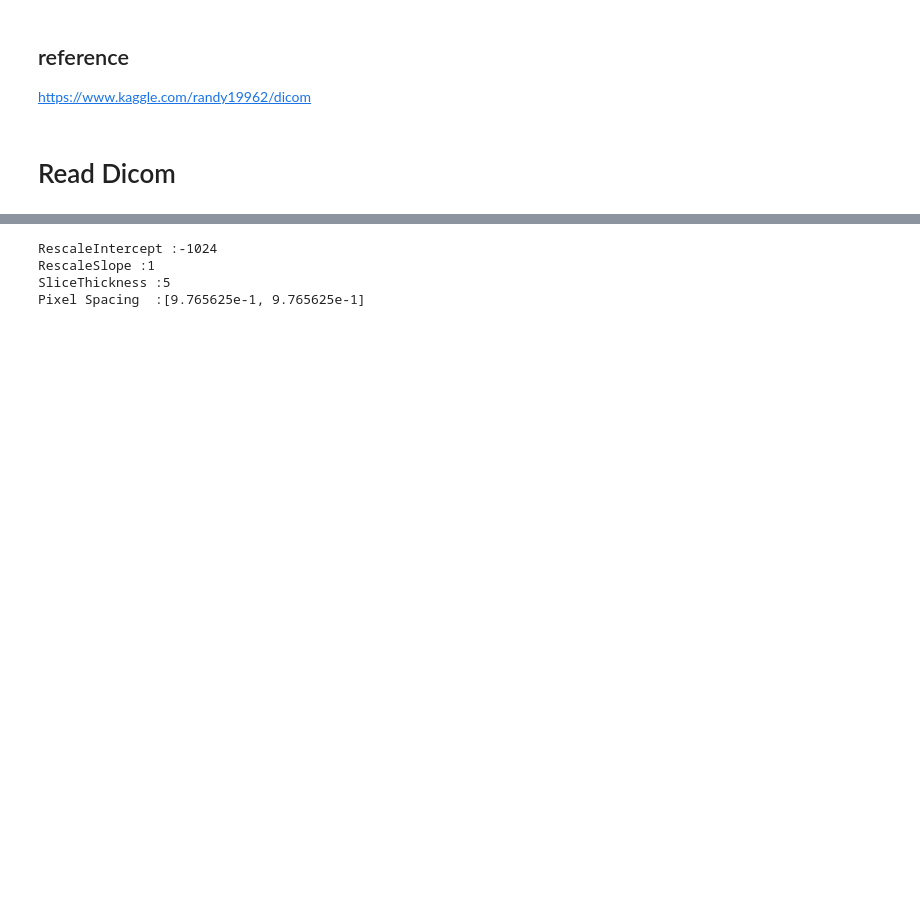
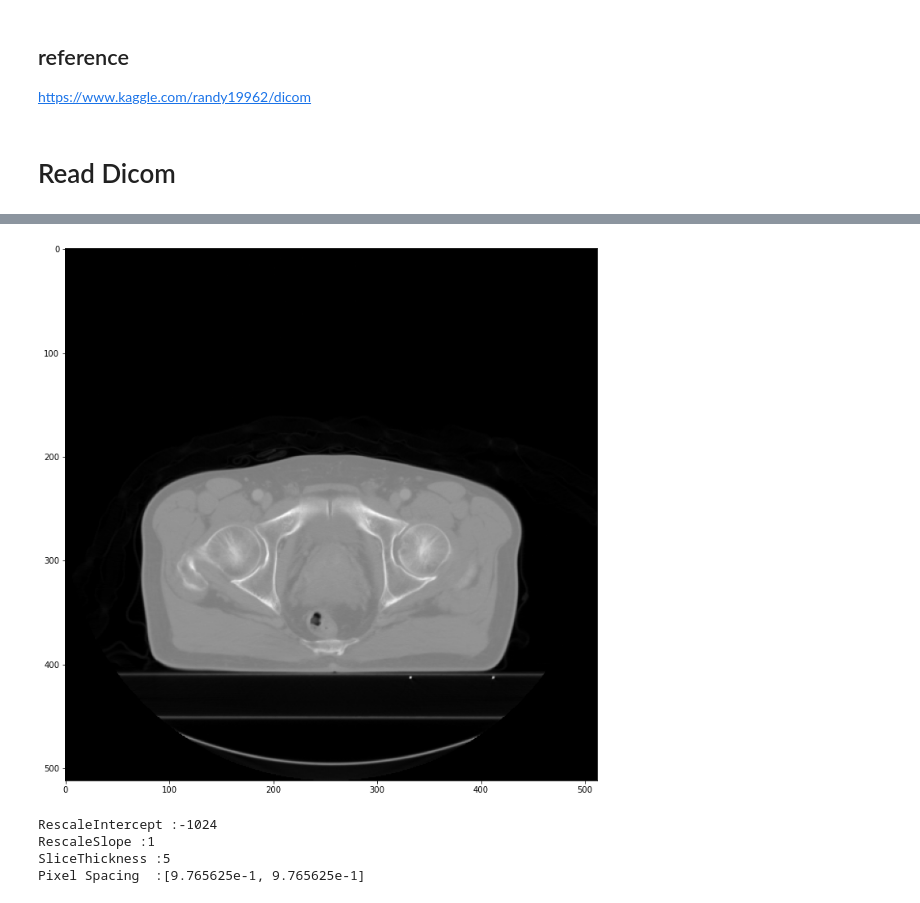
Before and after one commit to jefffang19/cbct, a Jupyter notebook: read_dicom_copy.ipynb, the cells around one changed output, grey strips where cells are left out. Saved outputs shown, nothing was run; the diff lists cells and outputs as text; code cells hidden in the pictures; blank space fills up the shorter version.

```diff
--- a/read_dicom_copy.ipynb
+++ b/read_dicom_copy.ipynb
@@ -52,3 +77,7 @@ show_raw_pixel(slices[60])
+# %%
+show_raw_pixel(slices[19])
+# %% [output]
+[figure, added]
 # %%
 #plot histogram
 
```
Also changed, not shown: parts of 9 cells of this notebook, 1 other file.
